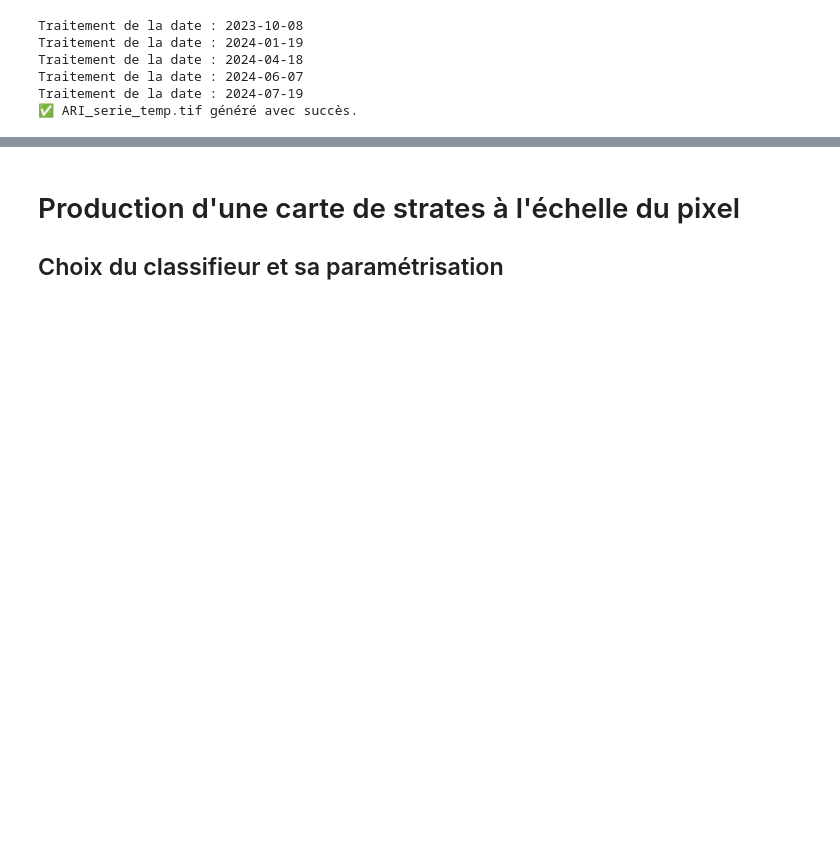
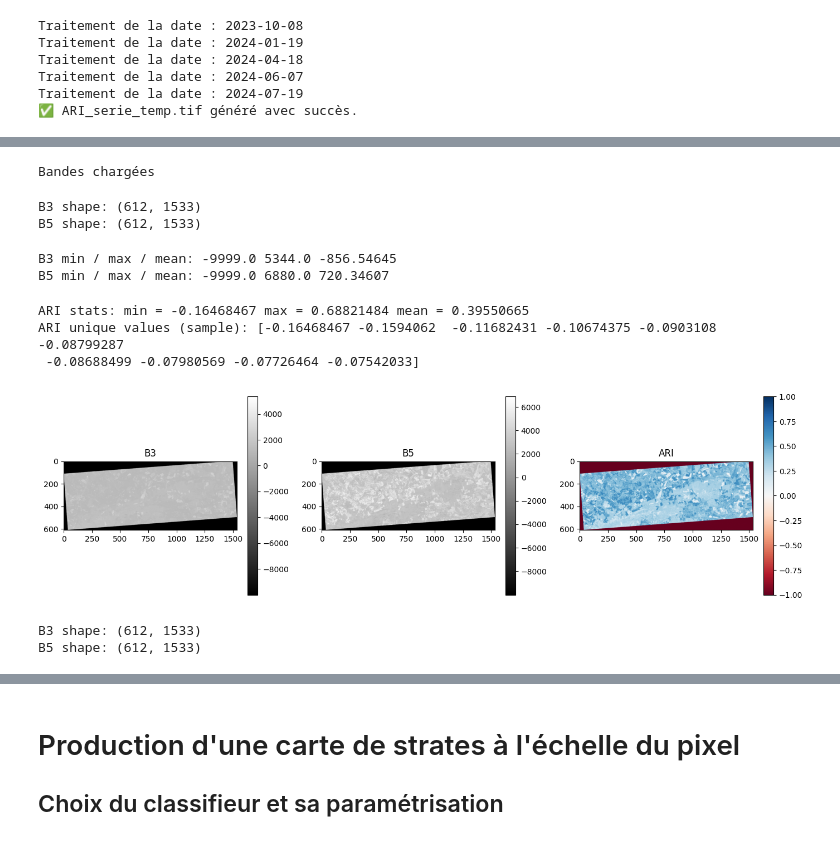
Before and after one commit to auzimmer/Projet_teledetection, a Jupyter notebook: projet_telea_ZIMMER_AUDREY.ipynb, the cells around one changed output, grey strips where cells are left out. Saved outputs shown, nothing was run; the diff lists cells and outputs as text; code cells hidden in the pictures; blank space fills up the shorter version.

```diff
--- a/projet_telea_ZIMMER_AUDREY.ipynb
+++ b/projet_telea_ZIMMER_AUDREY.ipynb
@@ -1130,0 +1955,60 @@ Traitement de la date : 2024-07-19
+# %%
+from osgeo import gdal
+import numpy as np
+
+# Chemin vers UNE image (une date)
+img_path = '/home/onyxia/work/results/bretagne_2023-10-08_fixed.tif'
+
+ds = gdal.Open(img_path)
+
+# Lecture des bandes
+b3 = ds.GetRasterBand(3).ReadAsArray().astype(np.float32)
+b5 = ds.GetRasterBand(5).ReadAsArray().astype(np.float32)
+
+print("Bandes chargées")
+# %% [output]
+Bandes chargées
+# %%
+print("B3 shape:", b3.shape)
+print("B5 shape:", b5.shape)
+# %% [output]
+B3 shape: (612, 1533)
+B5 shape: (612, 1533)
+# %%
+print("B3 min / max / mean:", np.nanmin(b3), np.nanmax(b3), np.nanmean(b3))
+print("B5 min / max / mean:", np.nanmin(b5), np.nanmax(b5), np.nanmean(b5))
+# %% [output]
+B3 min / max / mean: -9999.0 5344.0 -856.54645
+B5 min / max / mean: -9999.0 6880.0 720.34607
+# %%
+ari_test = compute_ari_timeseries(b3, b5)
+
+print("ARI unique values (sample):", np.unique(ari_test[ari_test != -9999])[:10])
+# %% [output]
+ARI stats: min = -0.16468467 max = 0.68821484 mean = 0.39550665
+ARI unique values (sample): [-0.16468467 -0.1594062  -0.11682431 -0.10674375 -0.0903108  -0.08799287
+ -0.08688499 -0.07980569 -0.07726464 -0.07542033]
+# %%
+import matplotlib.pyplot as plt
+
+plt.figure(figsize=(14,4))
+
+plt.subplot(1,3,1)
+plt.imshow(b3, cmap='gray')
+plt.title("B3")
+plt.colorbar()
+
+plt.subplot(1,3,2)
+plt.imshow(b5, cmap='gray')
+plt.title("B5")
+plt.colorbar()
+
+plt.subplot(1,3,3)
+plt.imshow(ari_test, cmap='RdBu', vmin=-1, vmax=1)
+plt.title("ARI")
+plt.colorbar()
+
+plt.tight_layout()
+plt.show()
+# %% [output]
+[figure, added]
@@ -1130,0 +2042,18 @@ Traitement de la date : 2024-07-19
+# %%
+import numpy as np
+from osgeo import gdal
+
+# Chemin vers une image (une date)
+img_path = '/home/onyxia/work/results/bretagne_2023-10-08_fixed.tif'
+
+ds = gdal.Open(img_path)
+
+# Charger les bandes
+b3 = ds.GetRasterBand(3).ReadAsArray().astype(np.float32)
+b5 = ds.GetRasterBand(5).ReadAsArray().astype(np.float32)
+
+print("B3 shape:", b3.shape)
+print("B5 shape:", b5.shape)
+# %% [output]
+B3 shape: (612, 1533)
+B5 shape: (612, 1533)
```
Also changed, not shown: parts of 31 cells of this notebook.
